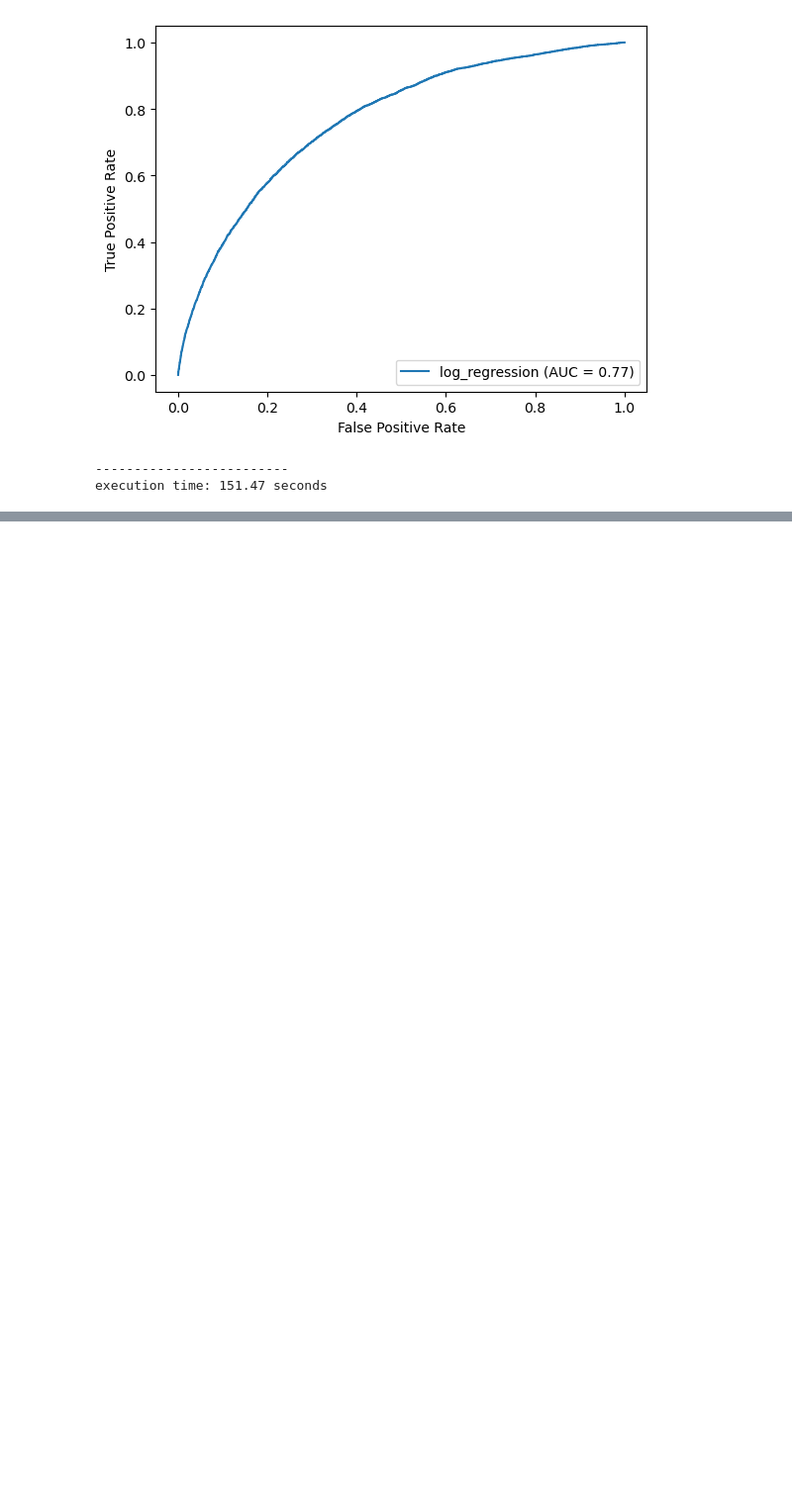
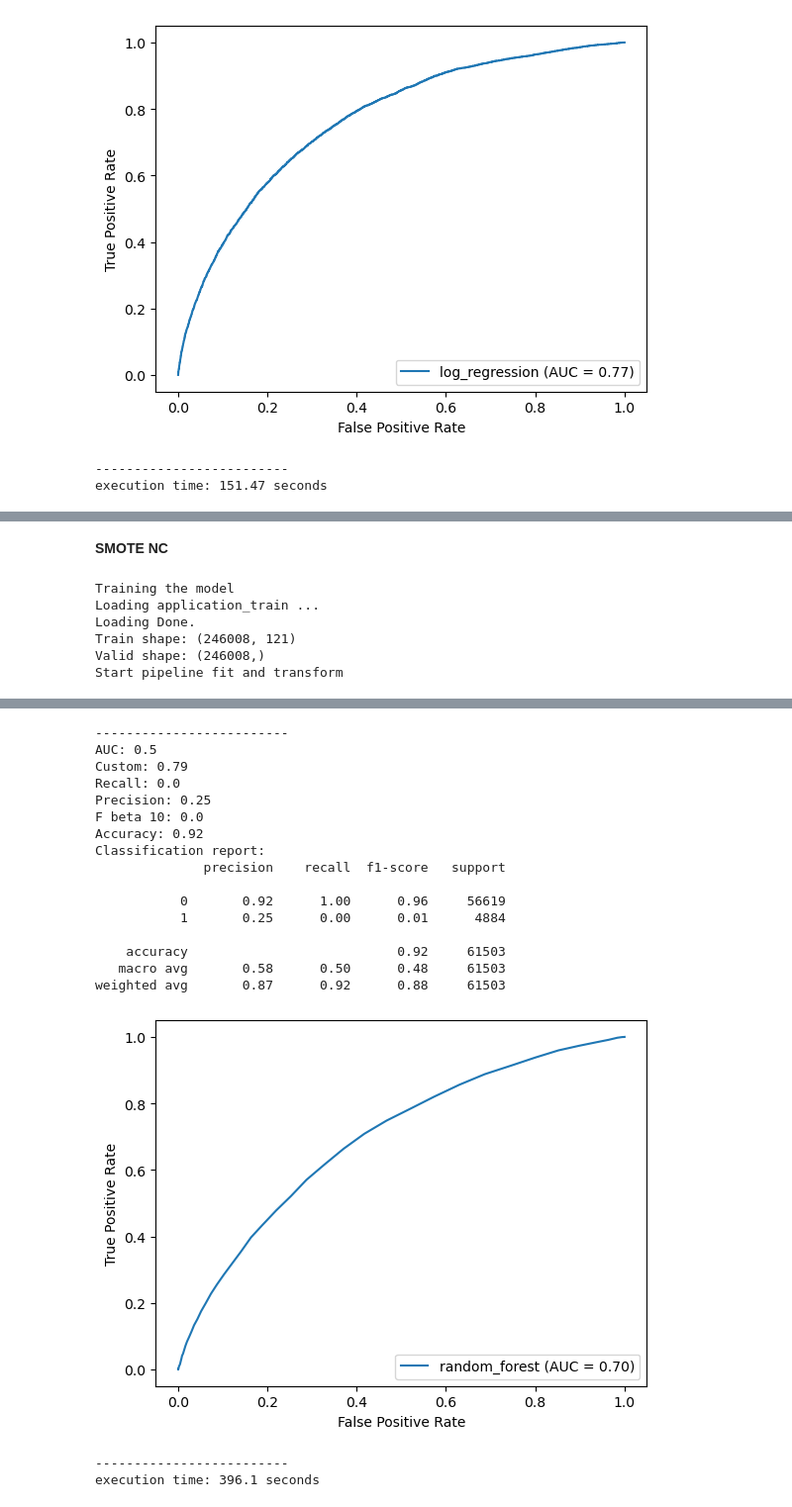
Before and after one commit to NatChe/credit-scoring-dashboard, a Jupyter notebook: 01_Training.ipynb, the cells around one changed output, grey strips where cells are left out. Shown at 99% size. Cells and saved outputs as stored; diff of their text form; code cells hidden in the pictures; blank space fills up the shorter version.

```diff
--- a/01_Training.ipynb
+++ b/01_Training.ipynb
@@ -1532,0 +1689,47 @@ execution time: 151.47 seconds
+# %% [markdown]
+**SMOTE NC**
+# %%
+with_smotenc_config = {
+   'preprocessing': {
+        'should_fill_na': True,
+        'num_imputer': SimpleImputer(strategy='median'),
+        'cat_imputer': SimpleImputer(strategy='most_frequent'),
+        'should_scale': True,
+        'scaler': StandardScaler(),
+        'should_remove_outliers': False,
+        'iqr_factor': 1.5,
+        'use_bureau_and_balance': False,
+        'use_previous_applications': False,
+        'use_pos_cash_balance': False,
+        'use_installments_payments': False,
+        'use_credit_card_balance': False,
+    },
+     'balancing': {
+        'should_oversample': True,
+        'with_categorical': True
+    },
+    'model_params': {
+        'random_state': 42,
+        'use_cv': False,
+        # default
+        'params': {
+            'n_estimators': 100,
+            'criterion': 'gini',
+            'max_features': 'sqrt',
+            'max_depth': None,
+            'class_weight': None
+        }
+    }
+}
+
+with mlflow.start_run(run_name = 'random_forest_smotenc'):
+    train('random_forest', config=with_smotenc_config, dev_mode=False)
+
+mlflow.end_run()
+# %% [output]
+Training the model
+Loading application_train ...
+Loading Done.
+Train shape: (246008, 121)
+Valid shape: (246008,)
+Start pipeline fit and transform
@@ -1532,0 +1739,19 @@ execution time: 151.47 seconds
+-------------------------
+AUC: 0.5
+Custom: 0.79
+Recall: 0.0
+Precision: 0.25
+F beta 10: 0.0
+Accuracy: 0.92
+Classification report:
+              precision    recall  f1-score   support
+
+           0       0.92      1.00      0.96     56619
+           1       0.25      0.00      0.01      4884
+
+    accuracy                           0.92     61503
+   macro avg       0.58      0.50      0.48     61503
+weighted avg       0.87      0.92      0.88     61503
+[figure, added]
+-------------------------
+execution time: 396.1 seconds
```
Also changed, not shown: parts of 21 cells of this notebook, 2 other files.
